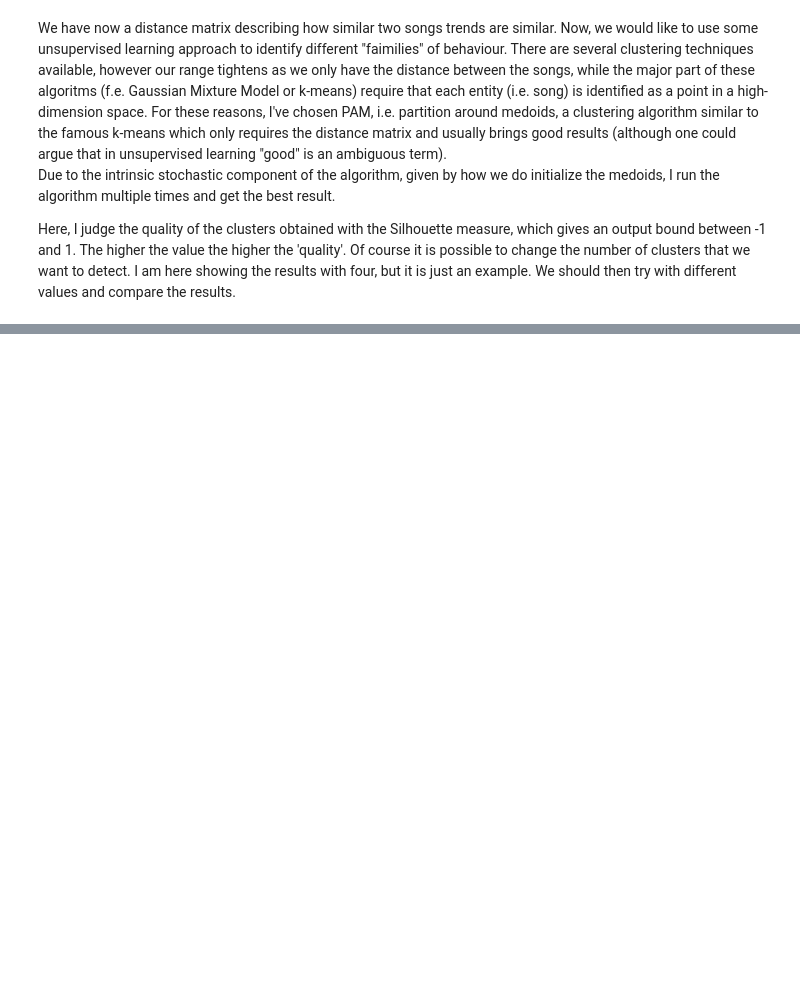
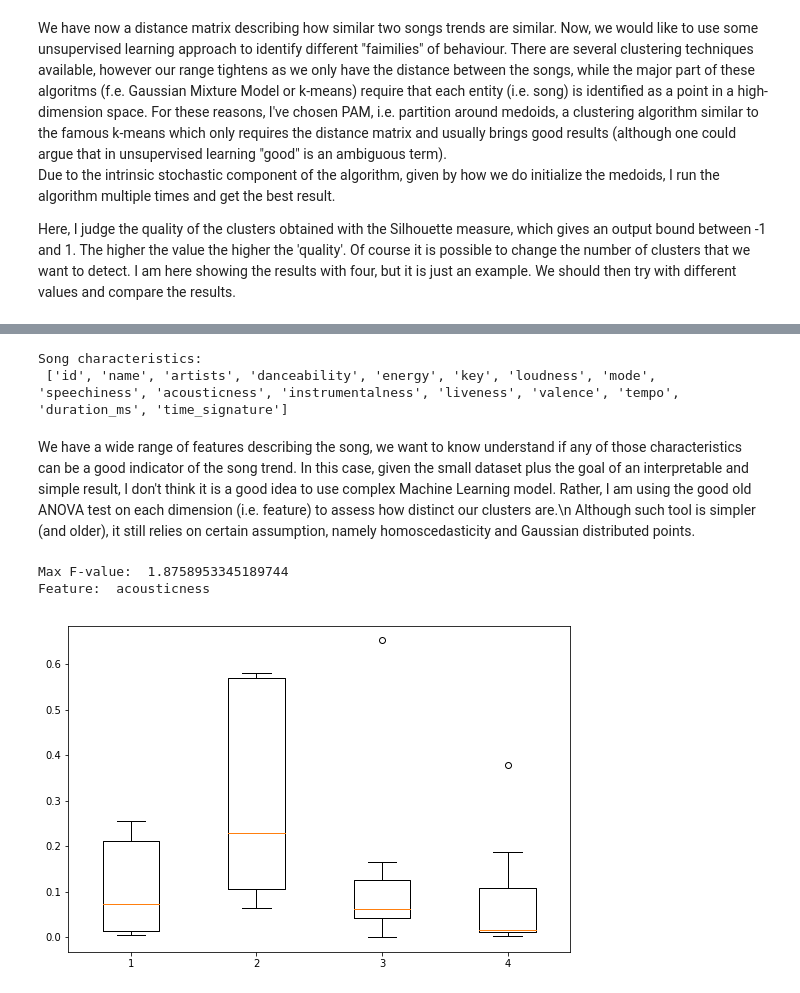
Before and after one commit to andrearama/spotifytrend, a Jupyter notebook: main_notebook.ipynb, the cells around one changed output, grey strips where cells are left out. Cells and saved outputs as stored; diff of their text form; code cells hidden in the pictures; blank space fills up the shorter version.

```diff
--- a/main_notebook.ipynb
+++ b/main_notebook.ipynb
@@ -347,0 +351,64 @@ for cluster_index in range(0,n_cluster):
+# %%
+df_feature = pd.read_csv('featuresdf.csv')
+print("Song characteristics:\n",list(df_feature.columns))
+
+#Get the features of the songs per cluster.
+#As this dataset only contains the top 100 songs in 2017, not all the songs of the original dataset are present
+cluster_id = 0
+songs_names_cluster = us_unique_song[mm==cluster_id]
+k1 = df_feature[df_feature['name'].isin(list(songs_names_cluster))]
+
+cluster_id = 1
+songs_names_cluster = us_unique_song[mm==cluster_id]
+k2 = df_feature[df_feature['name'].isin(list(songs_names_cluster))]
+
+cluster_id = 2
+songs_names_cluster = us_unique_song[mm==cluster_id]
+k3 = df_feature[df_feature['name'].isin(list(songs_names_cluster))]
+
+cluster_id = 3
+songs_names_cluster = us_unique_song[mm==cluster_id]
+k4 = df_feature[df_feature['name'].isin(list(songs_names_cluster))]
+# %% [output]
+Song characteristics:
+ ['id', 'name', 'artists', 'danceability', 'energy', 'key', 'loudness', 'mode', 'speechiness', 'acousticness', 'instrumentalness', 'liveness', 'valence', 'tempo', 'duration_ms', 'time_signature']
+# %% [markdown]
+We have a wide range of features describing the song, we want to know understand if any of those characteristics can be a good indicator of the song trend.
+In this case, given the small dataset plus the goal of an interpretable and simple result, I don't think it is a good idea to use complex Machine Learning model. Rather, I am using the good old ANOVA test on each dimension (i.e. feature) to assess how distinct our clusters are.\n
+Although such tool is simpler (and older), it still relies on certain assumption, namely homoscedasticity and Gaussian distributed points.
+# %%
+from scipy.stats import f_oneway
+
+# Remove non-numeric features
+list_features = list(df_feature.columns)
+list_features.remove("id")
+list_features.remove("name")
+list_features.remove("artists")
+list_features.remove("time_signature")
+
+#Get F-value for each of the remaining features
+f_statics = [(f_oneway(k1[feature],k2[feature], k3[feature], k4[feature]))[0] for feature in list_features]
+
+#Find the highest F-value
+max_f = max(f_statics)
+index_max = [i for i, j in enumerate(f_statics) if j == max_f]
+feature = list_features[index_max[0]]
+
+print("Max F-value: ", max_f )
+print("Feature: ", feature)
+
+#Plot boxplot for such feature:
+data_plot = [np.array(k1[feature]),np.array(k2[feature]),np.array(k3[feature]),np.array(k4[feature])]
+
+fig = plt.figure(1, figsize=(9, 6))
+
+# Create an axes instance
+ax = fig.add_subplot(111)
+
+# Create the boxplot
+bp = ax.boxplot(data_plot)
+plt.show()
+# %% [output]
+Max F-value:  1.8758953345189744
+Feature:  acousticness
+[figure, added]
```
Also changed, not shown: parts of 10 cells of this notebook, 1 other file.
